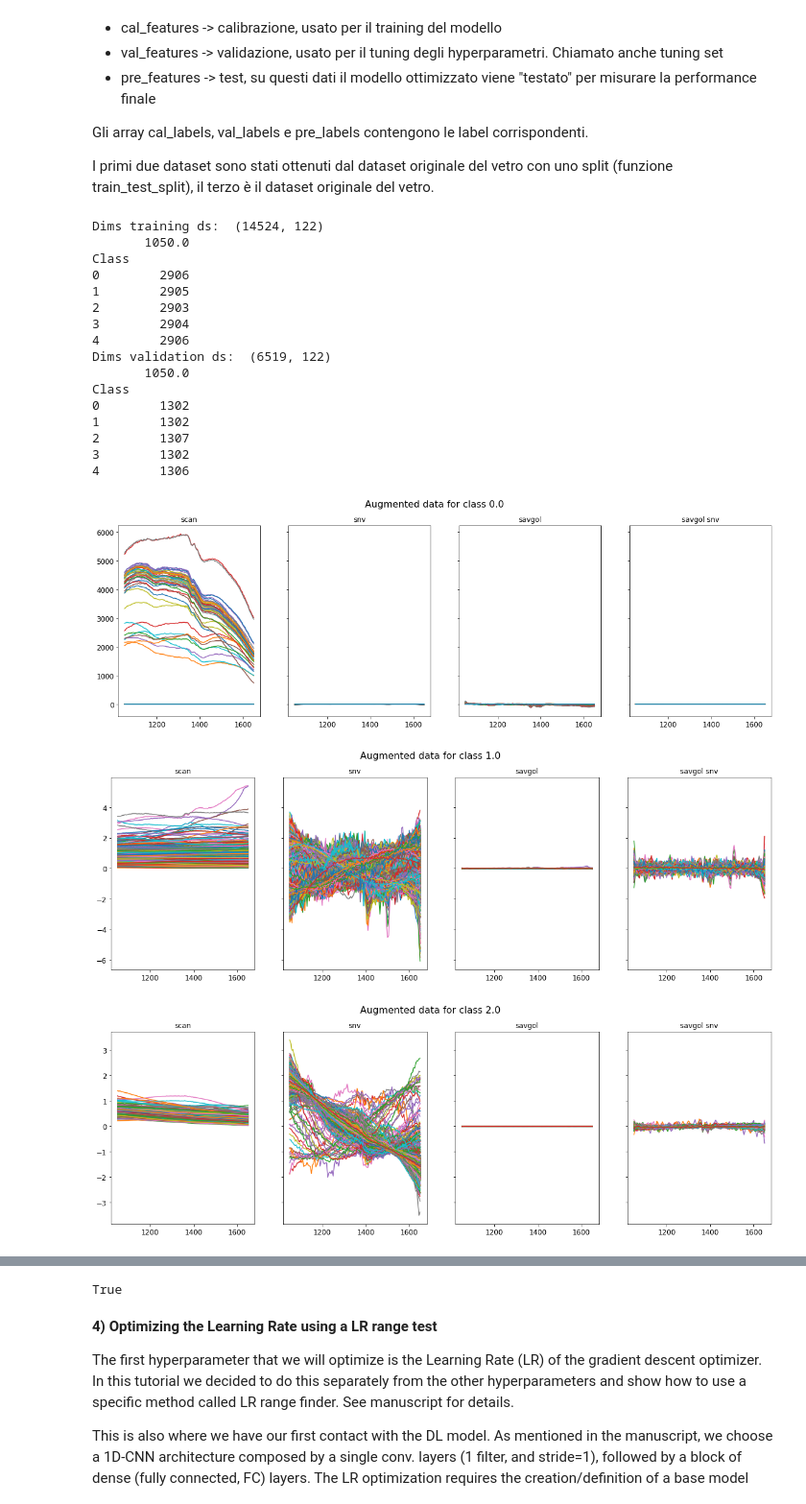
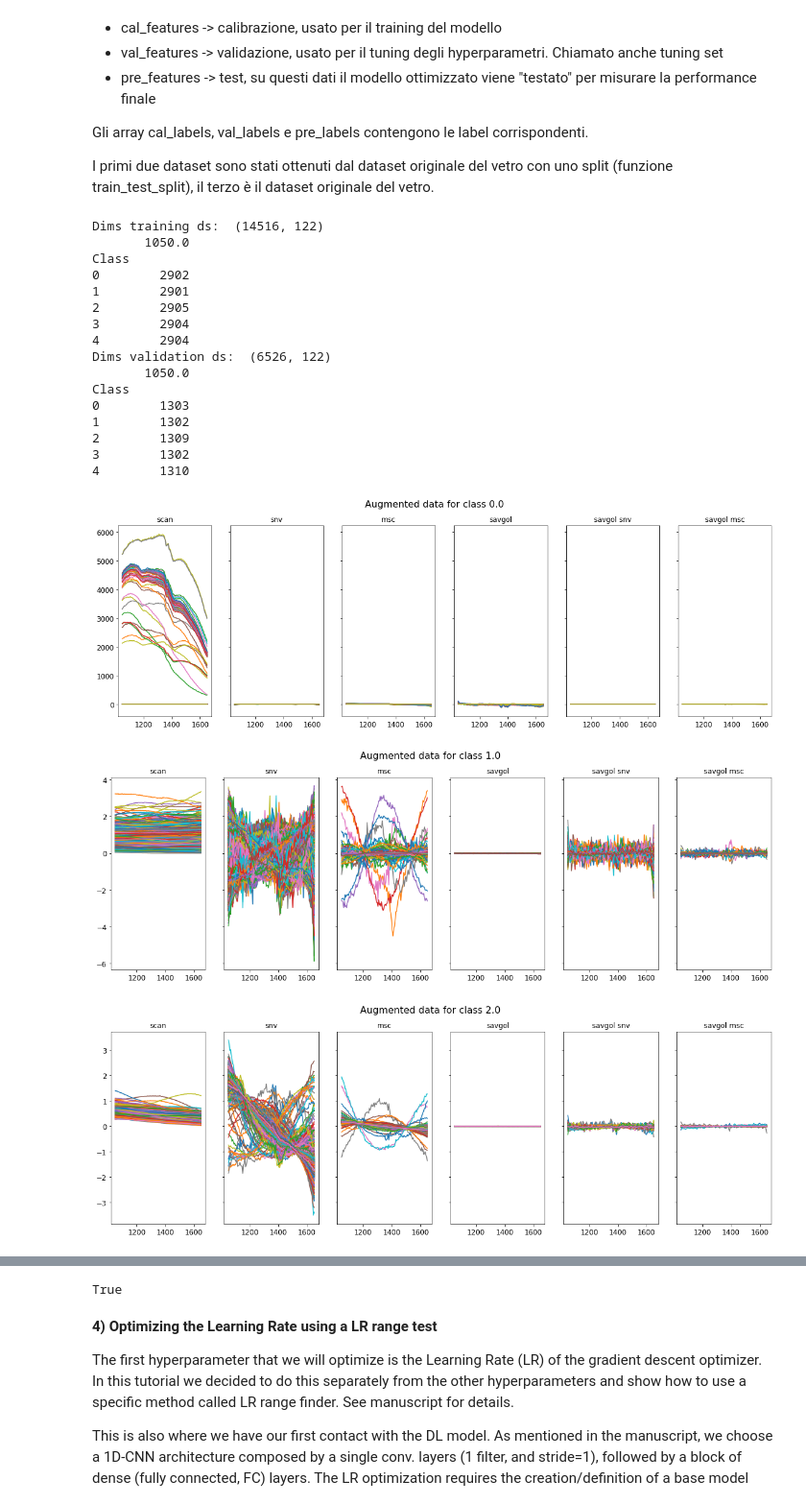
Before and after one commit to giustinod/nir-data, a Jupyter notebook: CNN_optimization_for_classification.ipynb, the cells around one changed output, grey strips where cells are left out. Shown at 96% size. Cells and saved outputs as stored; diff of their text form; code cells hidden in the pictures.

```diff
--- a/CNN_optimization_for_classification.ipynb
+++ b/CNN_optimization_for_classification.ipynb
@@ -400,8 +400,7 @@ plt.rc('legend', fontsize=SMALL_SIZE)    # legend fontsize
 plt.rc('figure', titlesize=BIGGER_SIZE)  # fontsize of the figure title
 
 # Aggiunte
-s3_client = boto3.client('s3',
-                         aws_access_key_id = 'AKIAUJ3P4B72GW6QEKNC',
+s3_client = boto3.client('s3', aws_access_key_id = 'AKIAUJ3P4B72GW6QEKNC',
                          aws_secret_access_key = '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')
 
 def upload_file(file_name, bucket = 'pls-regression', object_name = None):
@@ -465,7 +464,10 @@ def msc(input_data, reference = None):
         # Run regression
         fit = np.polyfit(ref, input_data[i,:], 1, full=True)
         # Apply correction
-        data_msc[i,:] = (input_data[i,:] - fit[0][1]) / fit[0][0]
+        if abs(fit[0][0]) > 0.01:
+          data_msc[i,:] = (input_data[i,:] - fit[0][1]) / fit[0][0]
+        else:
+          data_msc[i,:] = input_data[i,:]
 
     return (data_msc)
 
@@ -647,71 +649,78 @@ for i in np.unique(cv_labels):
   # print('cal_labels = ', cal_labels)
   # print('idx = ', idx.shape)
 
-  fig, ay = plt.subplots(1, 4, sharey=True, figsize=(20, 6))
+  fig, ay = plt.subplots(1, 6, sharey=True, figsize=(20, 6))
   fig.suptitle('Augmented data for class ' + str(i))
   ay[0].plot(co, cal_features[idx,:].T)
   ay[0].set_title('scan')
   ay[1].plot(co, snv(cal_features[idx,:]).T)
   ay[1].set_title('snv')
-  ay[2].plot(co, savgol_filter(cal_features[idx,:], w, polyorder = p, deriv=1).T)
-  ay[2].set_title('savgol')
-  ay[3].plot(co, savgol_filter(snv(cal_features[idx,:]), w, polyorder = p, deriv=1).T)
-  ay[3].set_title('savgol snv')
+  ay[2].plot(co, msc(cal_features[idx,:]).T)
+  ay[2].set_title('msc')
+  ay[3].plot(co, savgol_filter(cal_features[idx,:], w, polyorder = p, deriv=1).T)
+  ay[3].set_title('savgol')
+  ay[4].plot(co, savgol_filter(snv(cal_features[idx,:]), w, polyorder = p, deriv=1).T)
+  ay[4].set_title('savgol snv')
+  ay[5].plot(co, savgol_filter(msc(cal_features[idx,:]), w, polyorder = p, deriv=1).T)
+  ay[5].set_title('savgol msc')
   plt.show()
 
 ## Perform data augmentation in the feature space by combining different types of typical chemometric spectral pre-processings
 ## con pre-trattamenti
-cal_features1 = np.concatenate((cal_features, snv(cal_features),\
+cal_features1 = np.concatenate((cal_features, snv(cal_features), msc(cal_features),\
                                 savgol_filter(cal_features, w, polyorder = p, deriv=1),\
-                                savgol_filter(snv(cal_features), w, polyorder = p, deriv=1)), axis = 1)
-val_features1 = np.concatenate((val_features, snv(val_features),\
+                                savgol_filter(snv(cal_features), w, polyorder = p, deriv=1),\
+                                savgol_filter(msc(cal_features), w, polyorder = p, deriv=1)), axis = 1)
+val_features1 = np.concatenate((val_features, snv(val_features), msc(val_features),\
                                 savgol_filter(val_features, w, polyorder = p, deriv=1),\
-                                savgol_filter(snv(val_features), w, polyorder = p, deriv=1)), axis = 1)
-pre_features1 = np.concatenate((pre_features, snv(pre_features),\
+                                savgol_filter(snv(val_features), w, polyorder = p, deriv=1),\
+                                savgol_filter(msc(val_features), w, polyorder = p, deriv=1)), axis = 1)
+pre_features1 = np.concatenate((pre_features, snv(pre_features), msc(pre_features),\
                                 savgol_filter(pre_features, w, polyorder = p, deriv=1),\
-                                savgol_filter(snv(pre_features), w, polyorder = p, deriv=1)), axis = 1)
+                                savgol_filter(snv(pre_features), w, polyorder = p, deriv=1),\
+                                savgol_filter(msc(pre_features), w, polyorder = p, deriv=1)), axis = 1)
 
 y_cal = to_categorical(cal_labels, num_classes = n_classes)
 y_tuning = to_categorical(val_labels, num_classes = n_classes)
 y_test = to_categorical(pre_labels, num_classes = n_classes)
 
 ## Standardize on columns
 x_cal_scaled_col, x_tuning_scaled_col, x_test_scaled_col = standardize_column(cal_features1, val_features1, pre_features1)
 
 assert not np.any(np.isnan(x_cal_scaled_col))
 assert not np.any(np.isnan(x_test_scaled_col))
-assert np.shape(x_cal_scaled_col)[1] == 121 * 4
+assert np.shape(x_cal_scaled_col)[1] == 121 * 6
 
 # saving datasets
 with open('y_cal.npy', 'wb') as f:
     np.save(f, y_cal)
 upload_file('y_cal.npy')
 with open('x_cal_scaled_col.npy', 'wb') as f:
     np.save(f, x_cal_scaled_col)
 upload_file('x_cal_scaled_col.npy')
 with open('y_tuning.npy', 'wb') as f:
     np.save(f, y_tuning)
 upload_file('y_tuning.npy')
 with open('x_tuning_scaled_col.npy', 'wb') as f:
     np.save(f, x_tuning_scaled_col)
 upload_file('x_tuning_scaled_col.npy')
 # %% [output]
-Dims training ds:  (14524, 122)
+Dims training ds:  (14516, 122)
        1050.0
 Class
-0        2906
-1        2905
-2        2903
+0        2902
+1        2901
+2        2905
 3        2904
-4        2906
-Dims validation ds:  (6519, 122)
+4        2904
+Dims validation ds:  (6526, 122)
        1050.0
 Class
-0        1302
+0        1303
 1        1302
-2        1307
+2        1309
 3        1302
-4        1306
+4        1310
-[figure, old version]
+[figure, new version]
-[figure, old version]
+[figure, new version]
-[figure, old version]
+[figure, new version]
```
Also changed, not shown: parts of 7 cells of this notebook.
